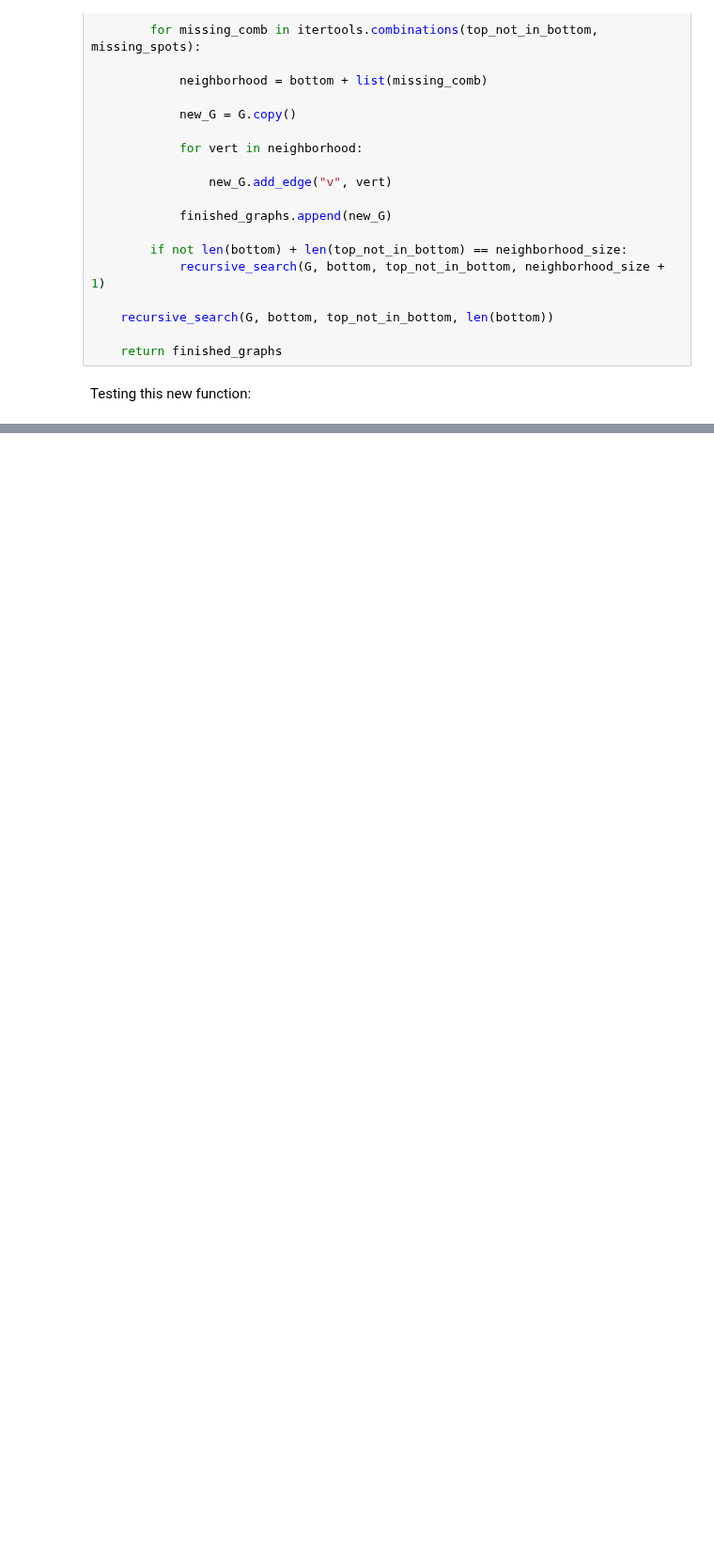
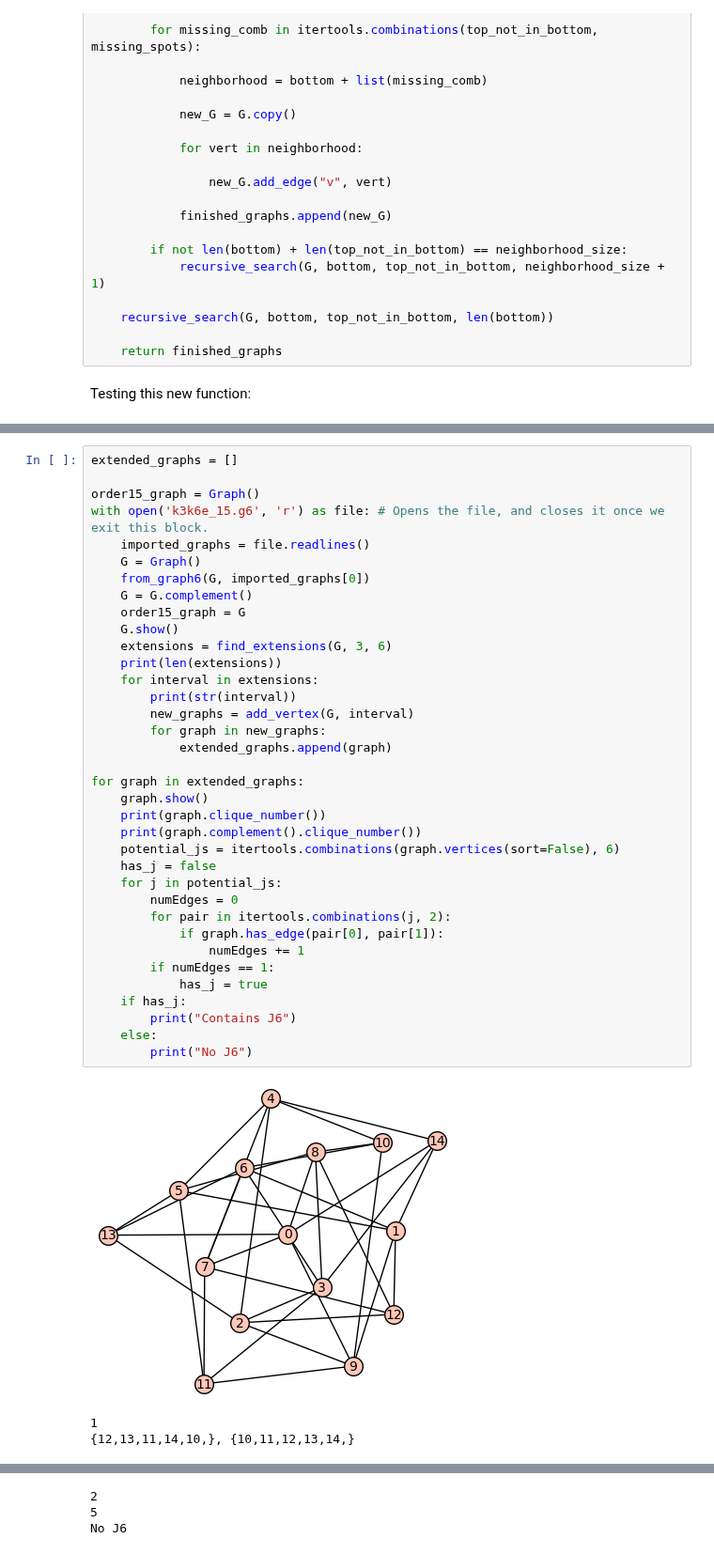
Before and after one commit to polymathjr/polymathjr-ramsey, a Jupyter notebook: r-five-five/vertex-extensions/Vertex_Extensions_Km_Jn.ipynb, the cells around one changed output, grey strips where cells are left out. Shown at 94% size. Saved outputs shown, nothing was run; the diff lists cells and outputs as text; blank space fills up the shorter version.

```diff
--- a/r-five-five/vertex-extensions/Vertex_Extensions_Km_Jn.ipynb
+++ b/r-five-five/vertex-extensions/Vertex_Extensions_Km_Jn.ipynb
@@ -303,0 +364,40 @@ No J4
+# %%
+extended_graphs = []
+
+order15_graph = Graph()
+with open('k3k6e_15.g6', 'r') as file: # Opens the file, and closes it once we exit this block.
+    imported_graphs = file.readlines()
+    G = Graph()
+    from_graph6(G, imported_graphs[0])
+    G = G.complement()
+    order15_graph = G
+    G.show()
+    extensions = find_extensions(G, 3, 6)
+    print(len(extensions))
+    for interval in extensions:
+        print(str(interval))
+        new_graphs = add_vertex(G, interval)
+        for graph in new_graphs:
+            extended_graphs.append(graph)
+
+for graph in extended_graphs:
+    graph.show()
+    print(graph.clique_number())
+    print(graph.complement().clique_number())
+    potential_js = itertools.combinations(graph.vertices(sort=False), 6)
+    has_j = false
+    for j in potential_js:
+        numEdges = 0
+        for pair in itertools.combinations(j, 2):
+            if graph.has_edge(pair[0], pair[1]):
+                numEdges += 1
+        if numEdges == 1:
+            has_j = true
+    if has_j:
+        print("Contains J6")
+    else:
+        print("No J6")
+# %% [output]
+[figure, added]
+1
+{12,13,11,14,10,}, {10,11,12,13,14,}
@@ -303,0 +405,3 @@ No J4
+2
+5
+No J6
```
Also changed, not shown: parts of 8 cells of this notebook.
